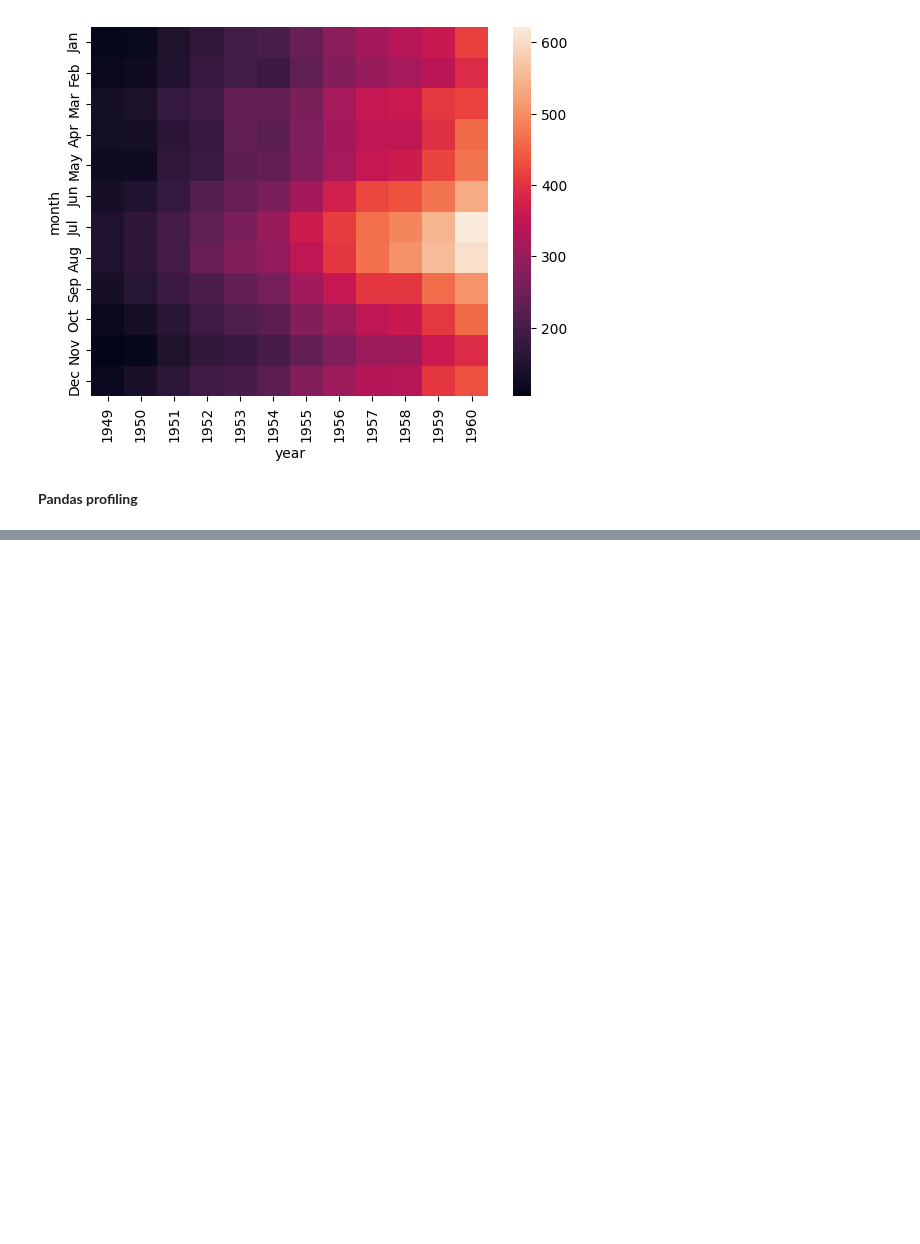
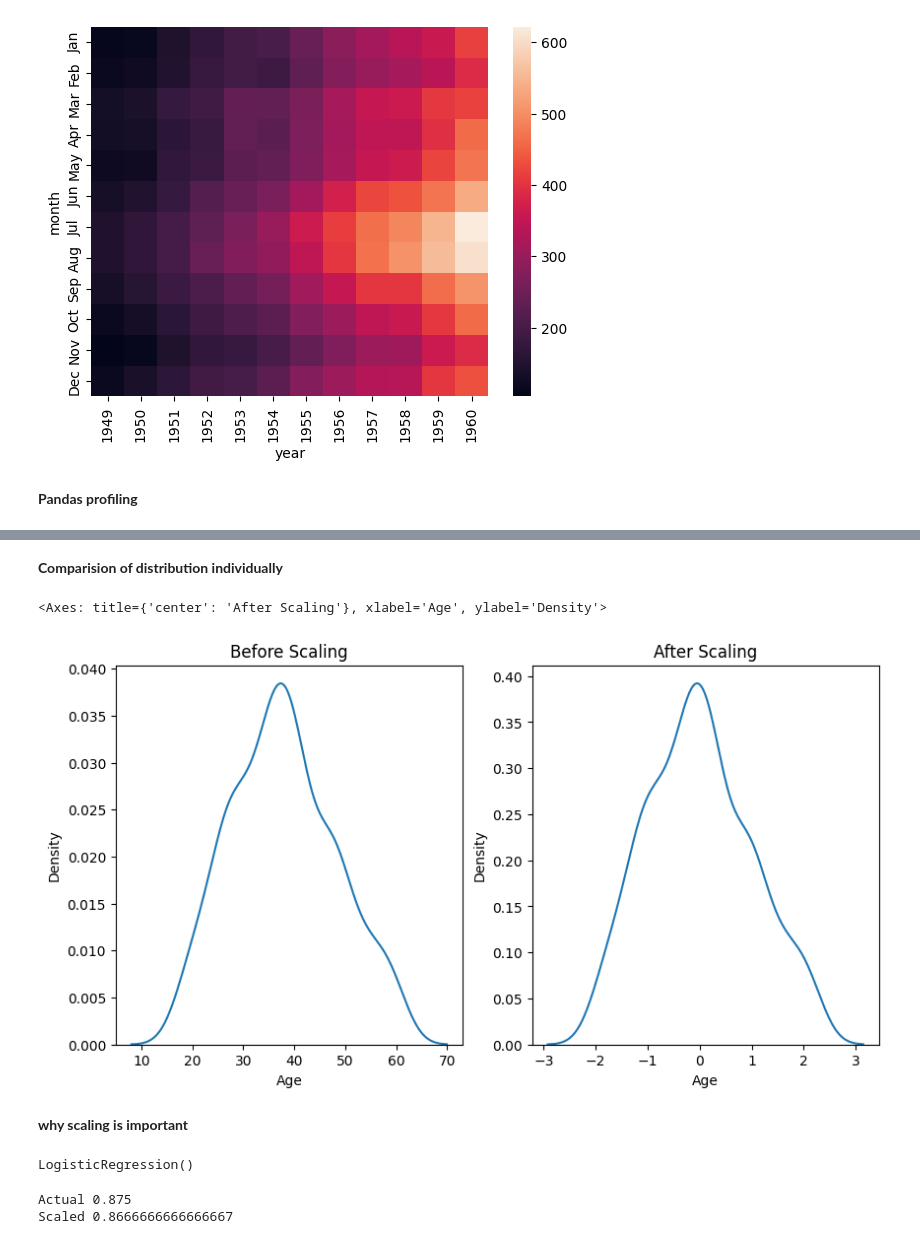
Before and after one commit to tiwarisubash956/Machine-Learning-Algorithms, a Jupyter notebook: ml-100-days.ipynb, the cells around one changed output, grey strips where cells are left out. Cells and saved outputs as stored; diff of their text form; code cells hidden in the pictures; blank space fills up the shorter version.

```diff
--- a/ml-100-days.ipynb
+++ b/ml-100-days.ipynb
@@ -493,0 +610,18 @@ prof.to_file(output_file='output.html')
+# %% [markdown]
+**Comparision of distribution individually**
+# %%
+fig,(ax1,ax2)=plt.subplots(1,2,figsize=(10,5))
+
+# subplot
+ax1.set_title('Before Scaling')
+sns.kdeplot(x_train['Age'],ax=ax1)
+
+
+# subplot
+ax2.set_title('After Scaling')
+sns.kdeplot(x_train_Scaled['Age'],ax=ax2)
+# %% [output]
+<Axes: title={'center': 'After Scaling'}, xlabel='Age', ylabel='Density'>
+[figure, added]
+# %% [markdown]
+**why scaling is important**
@@ -493,0 +634,5 @@ prof.to_file(output_file='output.html')
+# %%
+lr.fit(x_train,y_train)
+lr_scaled.fit(x_train_Scaled,y_train)
+# %% [output]
+LogisticRegression()
@@ -493,0 +642,6 @@ prof.to_file(output_file='output.html')
+# %%
+print("Actual",accuracy_score(y_test,y_pred))
+print("Scaled",accuracy_score(y_test,y_pred_scaled))
+# %% [output]
+Actual 0.875
+Scaled 0.8666666666666667
```
Also changed, not shown: parts of 63 cells of this notebook.
